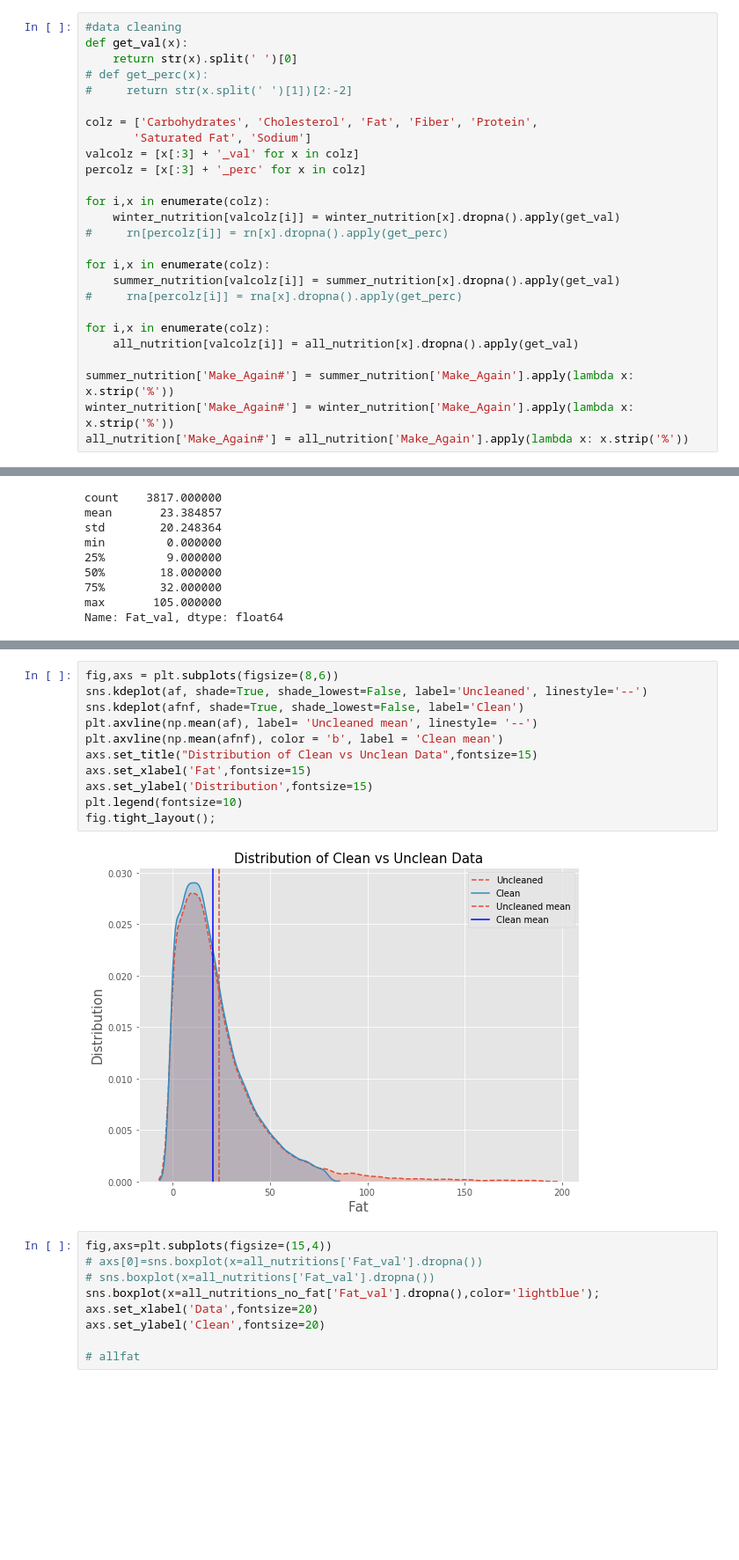
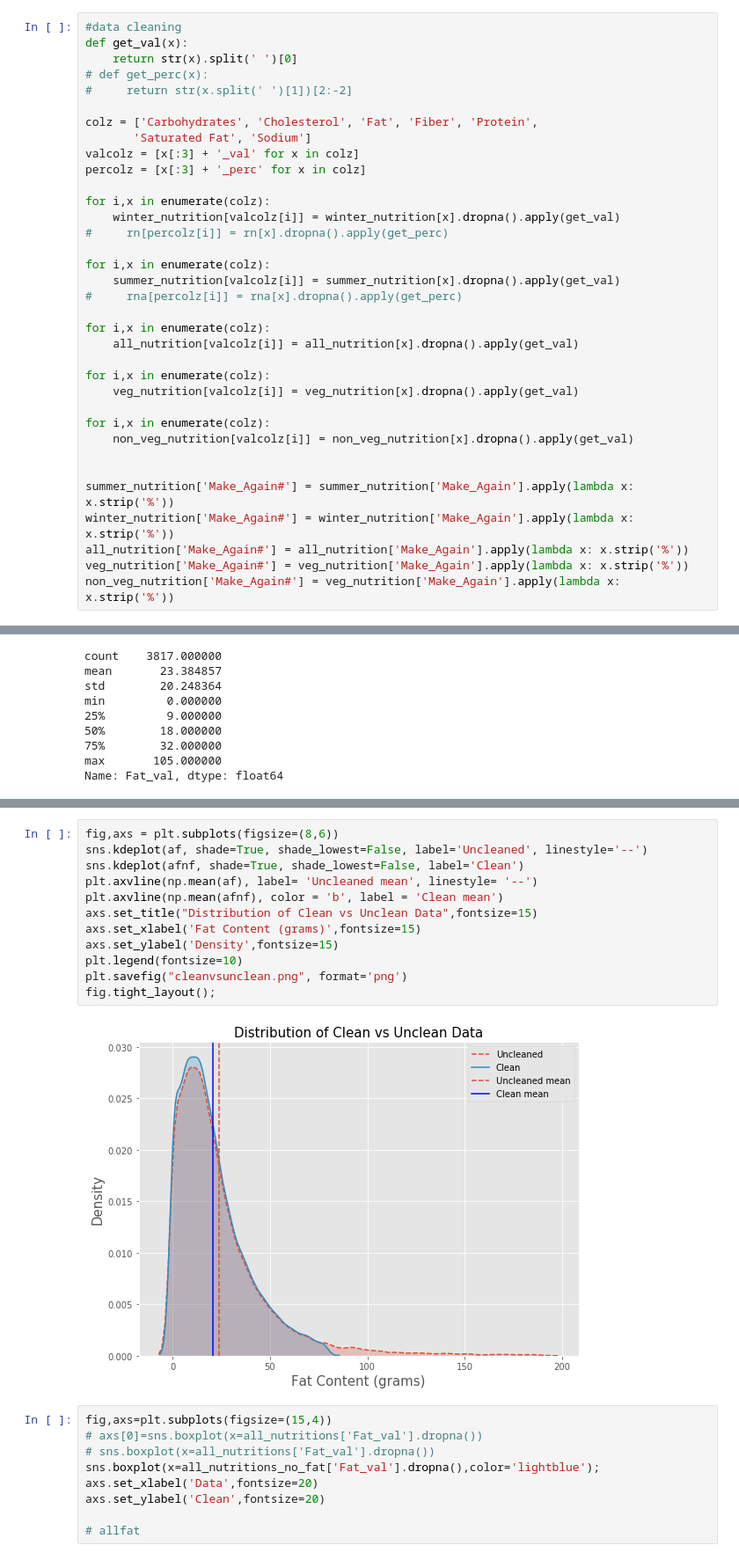
Before and after one commit to esotewic/Recipe_Hypothesis_Test, a Jupyter notebook: recipe_eda.ipynb, the cells around one changed output, grey strips where cells are left out. Shown at 88% size. Cells and saved outputs as stored; diff of their text form; blank space fills up the shorter version.

```diff
--- a/recipe_eda.ipynb
+++ b/recipe_eda.ipynb
@@ -141,9 +175,18 @@ for i,x in enumerate(colz):
 for i,x in enumerate(colz):
     all_nutrition[valcolz[i]] = all_nutrition[x].dropna().apply(get_val)
 
+for i,x in enumerate(colz):
+    veg_nutrition[valcolz[i]] = veg_nutrition[x].dropna().apply(get_val)
+
+for i,x in enumerate(colz):
+    non_veg_nutrition[valcolz[i]] = non_veg_nutrition[x].dropna().apply(get_val)
+
+
 summer_nutrition['Make_Again#'] = summer_nutrition['Make_Again'].apply(lambda x: x.strip('%'))
 winter_nutrition['Make_Again#'] = winter_nutrition['Make_Again'].apply(lambda x: x.strip('%'))
 all_nutrition['Make_Again#'] = all_nutrition['Make_Again'].apply(lambda x: x.strip('%'))
+veg_nutrition['Make_Again#'] = veg_nutrition['Make_Again'].apply(lambda x: x.strip('%'))
+non_veg_nutrition['Make_Again#'] = veg_nutrition['Make_Again'].apply(lambda x: x.strip('%'))
 # %% [output]
 A value is trying to be set on a copy of a slice from a DataFrame.
 Try using .loc[row_indexer,col_indexer] = value instead
@@ -754,16 +838,17 @@ fig.tight_layout()
 # %%
 fig,axs = plt.subplots(figsize=(8,6))
 sns.kdeplot(af, shade=True, shade_lowest=False, label='Uncleaned', linestyle='--')
 sns.kdeplot(afnf, shade=True, shade_lowest=False, label='Clean')
 plt.axvline(np.mean(af), label= 'Uncleaned mean', linestyle= '--')
 plt.axvline(np.mean(afnf), color = 'b', label = 'Clean mean')
 axs.set_title("Distribution of Clean vs Unclean Data",fontsize=15)
-axs.set_xlabel('Fat',fontsize=15)
-axs.set_ylabel('Distribution',fontsize=15)
+axs.set_xlabel('Fat Content (grams)',fontsize=15)
+axs.set_ylabel('Density',fontsize=15)
 plt.legend(fontsize=10)
+plt.savefig("cleanvsunclean.png", format='png')
 fig.tight_layout();
 # %% [output]
-[figure, old version]
+[figure, new version]
 # %%
 fig,axs=plt.subplots(figsize=(15,4))
 # axs[0]=sns.boxplot(x=all_nutritions['Fat_val'].dropna())
```
Also changed, not shown: parts of 16 cells of this notebook, 6 other files.
